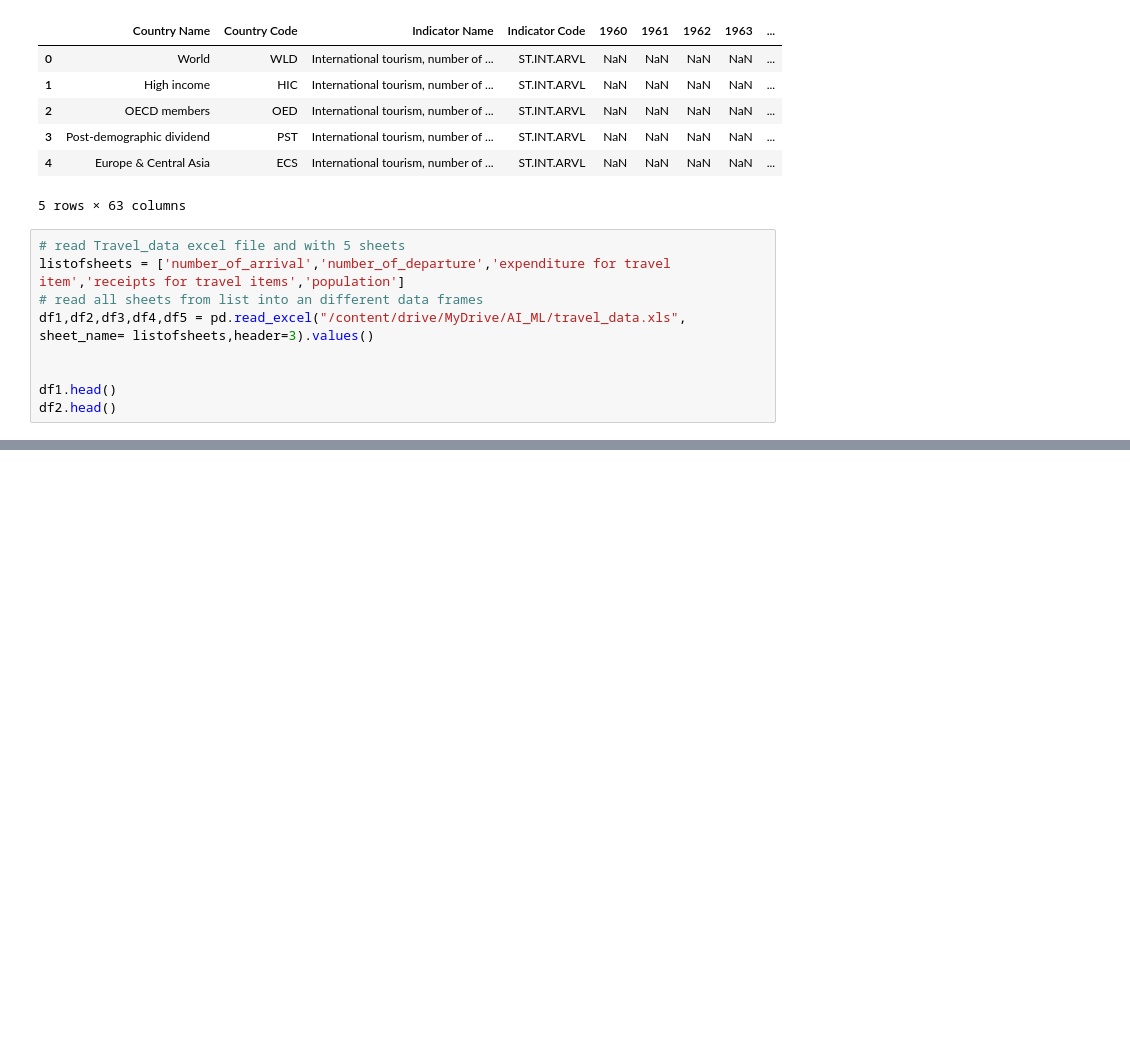
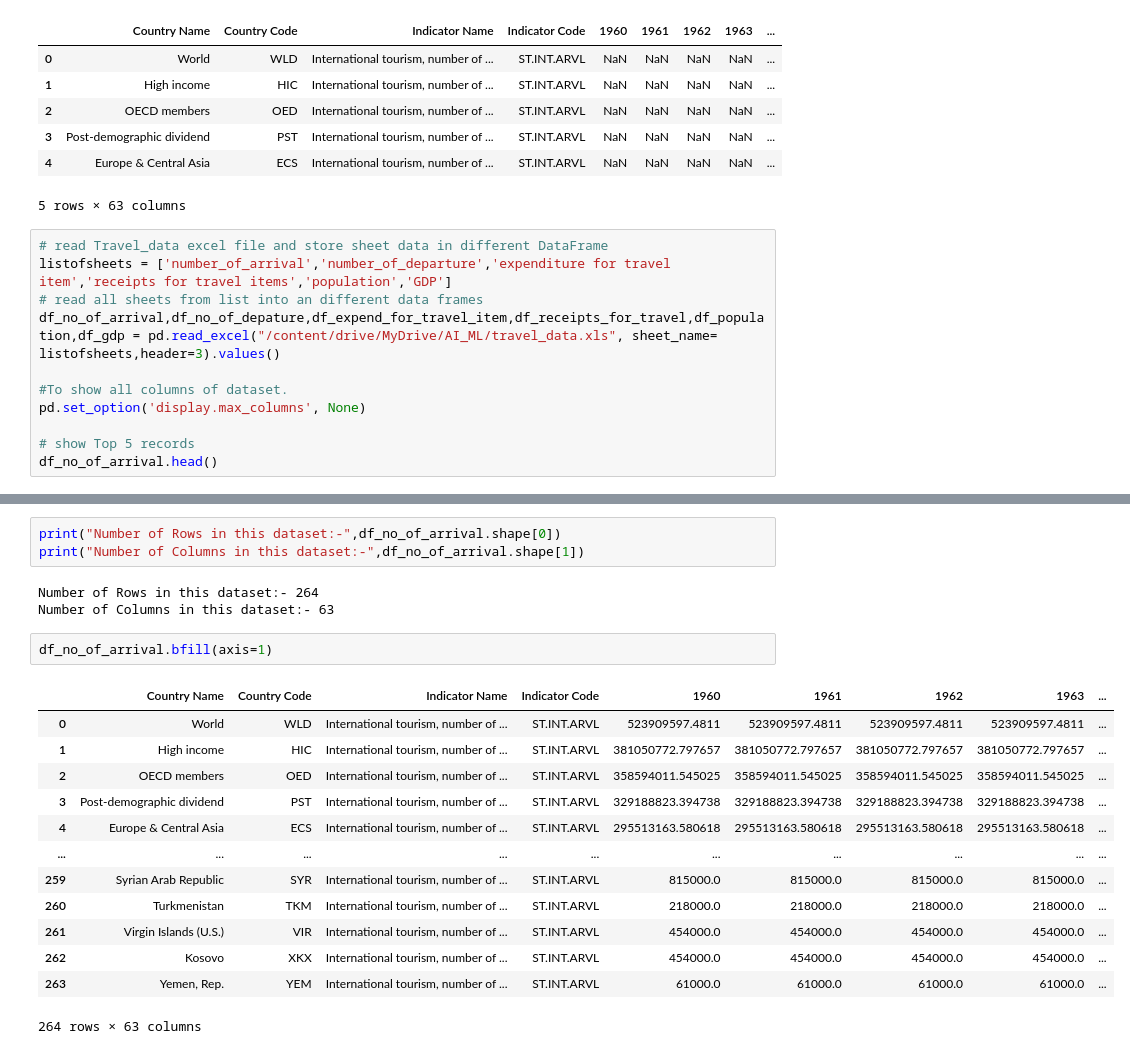
Before and after one commit to AshaRaniKulhade/Assignments, a Jupyter notebook: Pandas_Assignment.ipynb, the cells around one changed output, grey strips where cells are left out. Cells and saved outputs as stored; diff of their text form; blank space fills up the shorter version.

```diff
--- a/Pandas_Assignment.ipynb
+++ b/Pandas_Assignment.ipynb
@@ -15,13 +15,15 @@ df.head()
 | 4 | Europe & Central Asia | ECS | International tourism, number of ... | ST.INT.ARVL | NaN | NaN | NaN | NaN | ... |
 5 rows × 63 columns
 # %%
-# read Travel_data excel file and with 5 sheets
-listofsheets = ['number_of_arrival','number_of_departure','expenditure for travel item','receipts for travel items','population']
+# read Travel_data excel file and store sheet data in different DataFrame
+listofsheets = ['number_of_arrival','number_of_departure','expenditure for travel item','receipts for travel items','population','GDP']
 # read all sheets from list into an different data frames
-df1,df2,df3,df4,df5 = pd.read_excel("/content/drive/MyDrive/AI_ML/travel_data.xls", sheet_name= listofsheets,header=3).values()
+df_no_of_arrival,df_no_of_depature,df_expend_for_travel_item,df_receipts_for_travel,df_population,df_gdp = pd.read_excel("/content/drive/MyDrive/AI_ML/travel_data.xls", sheet_name= listofsheets,header=3).values()
 
+#To show all columns of dataset.
+pd.set_option('display.max_columns', None)
 
-df1.head()
-df2.head()
+# show Top 5 records
+df_no_of_arrival.head()
 # %% [output]
 |  | Country Name | Country Code | Indicator Name | Indicator Code | 1960 | 1961 | 1962 | 1963 | ... |
@@ -33,0 +51,22 @@ df2.head()
+# %%
+print("Number of Rows in this dataset:-",df_no_of_arrival.shape[0])
+print("Number of Columns in this dataset:-",df_no_of_arrival.shape[1])
+# %% [output]
+Number of Rows in this dataset:- 264
+Number of Columns in this dataset:- 63
+# %%
+df_no_of_arrival.bfill(axis=1)
+# %% [output]
+|  | Country Name | Country Code | Indicator Name | Indicator Code | 1960 | 1961 | 1962 | 1963 | ... |
+| 0 | World | WLD | International tourism, number of ... | ST.INT.ARVL | 523909597.4811 | 523909597.4811 | 523909597.4811 | 523909597.4811 | ... |
+| 1 | High income | HIC | International tourism, number of ... | ST.INT.ARVL | 381050772.797657 | 381050772.797657 | 381050772.797657 | 381050772.797657 | ... |
+| 2 | OECD members | OED | International tourism, number of ... | ST.INT.ARVL | 358594011.545025 | 358594011.545025 | 358594011.545025 | 358594011.545025 | ... |
+| 3 | Post-demographic dividend | PST | International tourism, number of ... | ST.INT.ARVL | 329188823.394738 | 329188823.394738 | 329188823.394738 | 329188823.394738 | ... |
+| 4 | Europe & Central Asia | ECS | International tourism, number of ... | ST.INT.ARVL | 295513163.580618 | 295513163.580618 | 295513163.580618 | 295513163.580618 | ... |
+| ... | ... | ... | ... | ... | ... | ... | ... | ... | ... |
+| 259 | Syrian Arab Republic | SYR | International tourism, number of ... | ST.INT.ARVL | 815000.0 | 815000.0 | 815000.0 | 815000.0 | ... |
+| 260 | Turkmenistan | TKM | International tourism, number of ... | ST.INT.ARVL | 218000.0 | 218000.0 | 218000.0 | 218000.0 | ... |
+| 261 | Virgin Islands (U.S.) | VIR | International tourism, number of ... | ST.INT.ARVL | 454000.0 | 454000.0 | 454000.0 | 454000.0 | ... |
+| 262 | Kosovo | XKX | International tourism, number of ... | ST.INT.ARVL | 454000.0 | 454000.0 | 454000.0 | 454000.0 | ... |
+| 263 | Yemen, Rep. | YEM | International tourism, number of ... | ST.INT.ARVL | 61000.0 | 61000.0 | 61000.0 | 61000.0 | ... |
+264 rows × 63 columns
```
Also changed, not shown: parts of 2 cells of this notebook.
